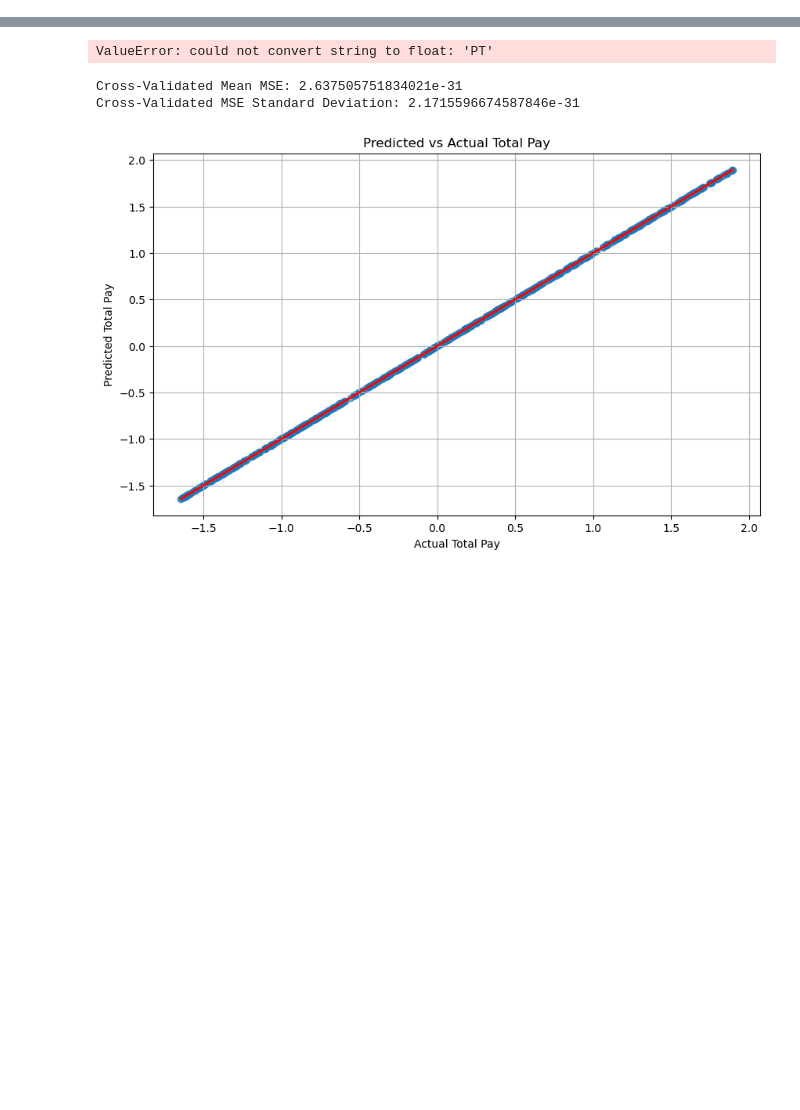
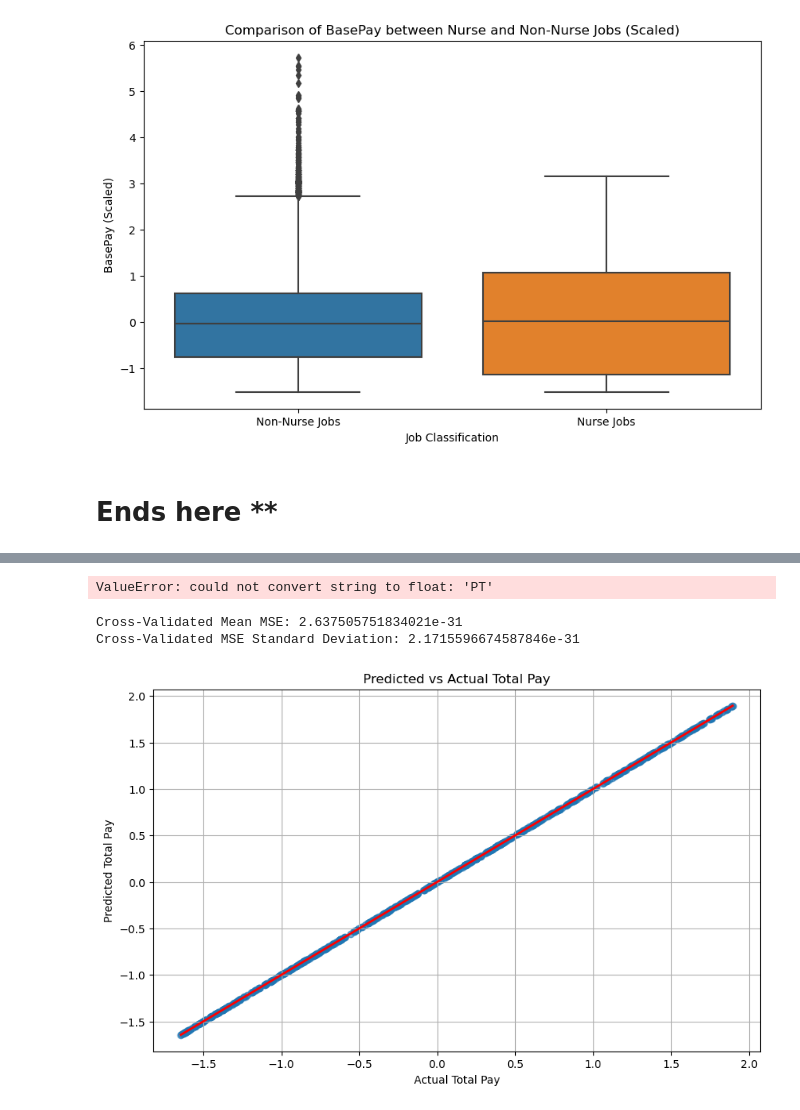
Before and after one commit to adrapiza/Project4-Group3, a Jupyter notebook: revisions_copy.ipynb, the cells around one changed output, grey strips where cells are left out. Drawn from its saved outputs; the diff is of its cells as text; code cells hidden in the pictures; blank space fills up the shorter version.

```diff
--- a/revisions_copy.ipynb
+++ b/revisions_copy.ipynb
@@ -519,0 +73,5 @@ y = cleaned_2011['TotalPay']
+# %%
+#Drop ID and EmployeeName
+df_2014 = df_2014.drop(columns=['Id', 'EmployeeName'])
+#Display
+df_2014
@@ -519,0 +167,5 @@ y = cleaned_2011['TotalPay']
+# %%
+#Drop Benefits, Notes and Status
+df_2014 = df_2014.drop(columns=['Notes','Year','Agency'])
+#Display
+df_2014
@@ -519,0 +581,27 @@ y = cleaned_2011['TotalPay']
+# %%
+
+#Create a binary column by comparing job titles in clean_df_2014 to nurse_jobs_df
+clean_df_2014['JobTitle_Class'] = clean_df_2014['JobTitle'].isin(nurse_jobs_df['JobTitle']).astype(int)
+
+#Select the columns to scale
+columns_to_scale = ['TotalPay', 'OvertimePay', 'OtherPay', 'BasePay']
+
+#Initialize the scaler
+scaler = StandardScaler()
+
+# Fit the scaler and transform the selected columns in clean_df_2014
+clean_df_2014[columns_to_scale] = scaler.fit_transform(clean_df_2014[columns_to_scale])
+
+
+# Boxplot comparing nurse and non-nurse jobs for scaled BasePay
+plt.figure(figsize=(10, 6))
+sns.boxplot(x='JobTitle_Class', y='BasePay', data=clean_df_2014)
+plt.title('Comparison of BasePay between Nurse and Non-Nurse Jobs (Scaled)')
+plt.xticks([0, 1], ['Non-Nurse Jobs', 'Nurse Jobs'])
+plt.ylabel('BasePay (Scaled)')
+plt.xlabel('Job Classification')
+plt.show()
+# %% [output]
+[figure, added]
+# %% [markdown]
+# Ends here **
```
Also changed, not shown: parts of 74 cells of this notebook.
